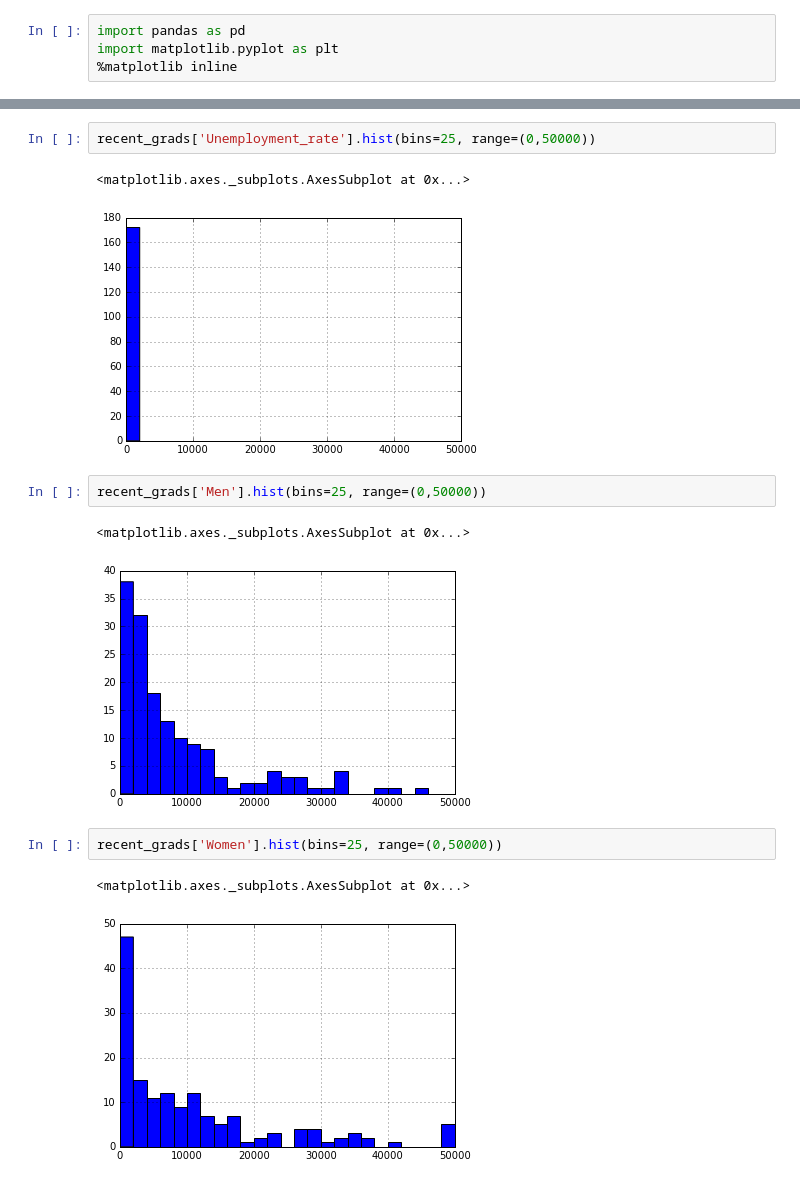
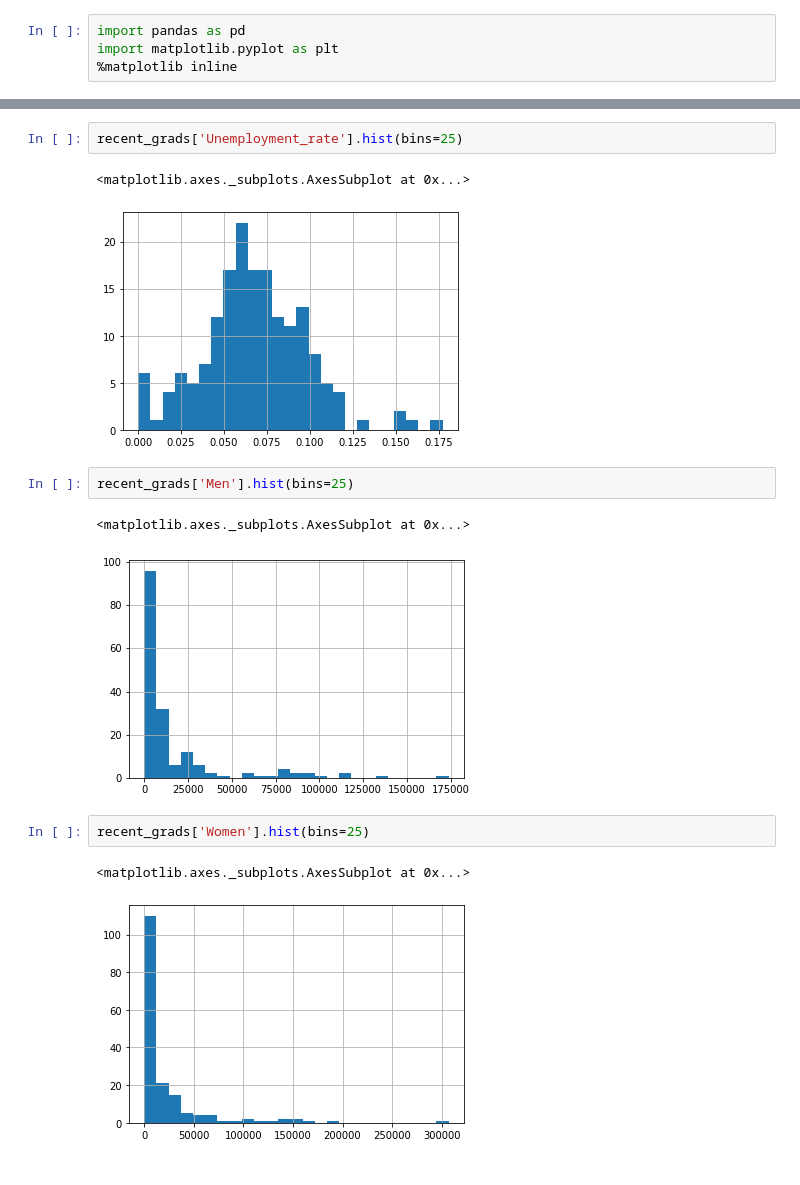
Before and after one commit to BecReed/dataquest-projects, a Jupyter notebook: GP4_Visualizing_Earnings_by_Major/college_majors.ipynb, the cells around one changed output, grey strips where cells are left out. Saved outputs shown, nothing was run; the diff lists cells and outputs as text.

```diff
--- a/GP4_Visualizing_Earnings_by_Major/college_majors.ipynb
+++ b/GP4_Visualizing_Earnings_by_Major/college_majors.ipynb
@@ -94,18 +104,18 @@ recent_grads['ShareWomen'].hist(bins=25, range=(0,50000))
 # %%
-recent_grads['Unemployment_rate'].hist(bins=25, range=(0,50000))
+recent_grads['Unemployment_rate'].hist(bins=25)
 # %% [output]
 <matplotlib.axes._subplots.AxesSubplot at 0x...>
-[figure, old version]
+[figure, new version]
 # %%
-recent_grads['Men'].hist(bins=25, range=(0,50000))
+recent_grads['Men'].hist(bins=25)
 # %% [output]
 <matplotlib.axes._subplots.AxesSubplot at 0x...>
-[figure, old version]
+[figure, new version]
 # %%
-recent_grads['Women'].hist(bins=25, range=(0,50000))
+recent_grads['Women'].hist(bins=25)
 # %% [output]
 <matplotlib.axes._subplots.AxesSubplot at 0x...>
-[figure, old version]
+[figure, new version]
 # %% [markdown]
 What percent of majors are predominantly male? Predominantly female?
 What's the most common median salary range?
```
Also changed, not shown: parts of 24 cells of this notebook, 1 other file.
